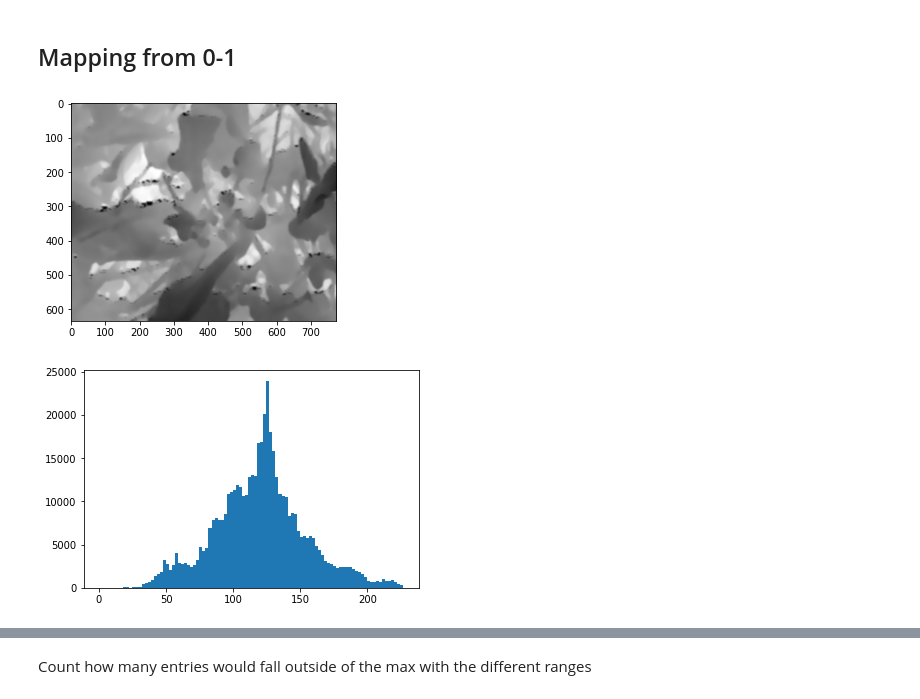
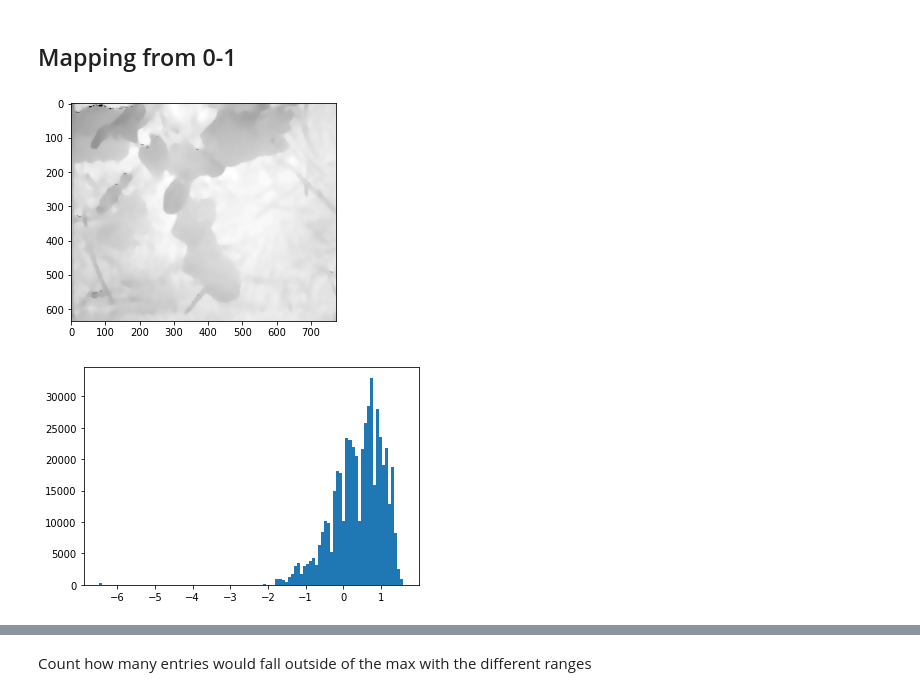
Before and after one commit to ponderbb/GALIROOT, a Jupyter notebook: src/sandbox.ipynb, the cells around one changed output, grey strips where cells are left out. Cells and saved outputs as stored; diff of their text form; code cells hidden in the pictures.

```diff
--- a/src/sandbox.ipynb
+++ b/src/sandbox.ipynb
@@ -72,24 +72,24 @@ train_out = "/home/bbejczy/repos/GALIROOT/data/l515_lab_1410/depth/"
 
 # print(f"train {tc} test {tec}")
 # %%
-train_path_d,train_name_d = utils.list_files("/zhome/3b/d/154066/repos/GALIROOT/data/l515_lab_1410/depth", ".png")
+train_path_d,train_name_d = utils.list_files("/zhome/3b/d/154066/repos/GALIROOT/data/l515_lab_1410/depth/temp", ".png")
 _,test_name_d = utils.list_files("/zhome/3b/d/154066/repos/GALIROOT/data/l515_lab_1410_test/depth", ".png")
 # %% [markdown]
 ## Mapping from 0-1
 # %%
-image_pil = np.asarray(Image.open(train_path_d[10]))
+image_pil = np.asarray(Image.open(train_path_d[70]))
 
-transform = A.Compose([A.Crop(x_min=345,y_min=365,x_max=1120,y_max=1000)]) #, A.Normalize(mean = [183.2875], std = [28.2858])]
+transform = A.Compose([A.Crop(x_min=345,y_min=365,x_max=1120,y_max=1000), A.Normalize(mean = [0.7188], std = [0.1109])]) #, A.Normalize(mean = [0.7188], std = [0.1109])]
 
 img = ((image_pil-300)*255)/((500-300)) # subtracting lower bound, dividing by "new" upper bound"
 img = img.clip(min=0, max=255) # clipping extra values, as we do not use absolute upper and lower bound
 transformed = transform(image =img)
 plt.imshow(transformed['image'], cmap='gray')
 plt.show()
 plt.figure(2)
 plt.hist(transformed['image'].ravel(),bins=100);
 
 plt.show();
 # %% [output]
-[figure, old version]
+[figure, new version]
-[figure, old version]
+[figure, new version]
```
Also changed, not shown: parts of 3 cells of this notebook, 49 other files.
